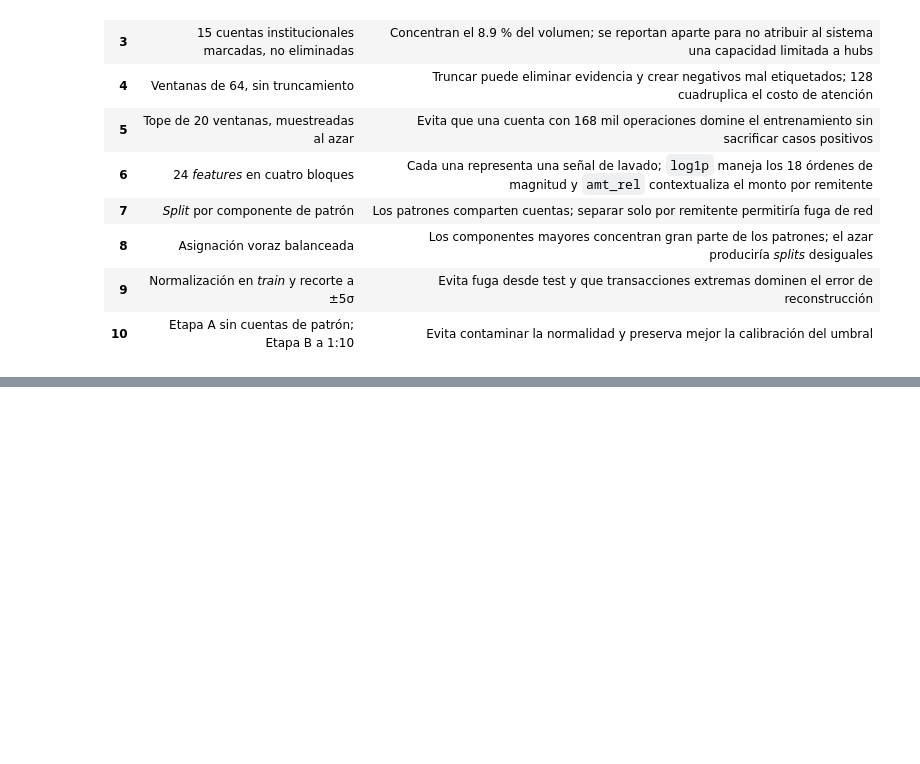
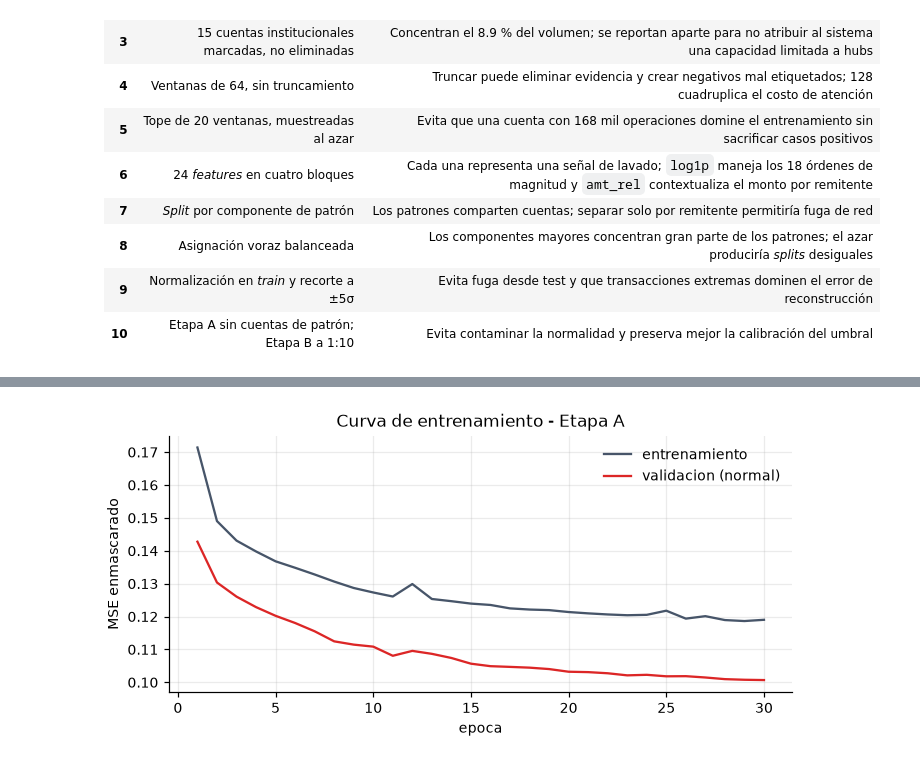
Before and after one commit to JuanDsm04/dl-project2, a Jupyter notebook: dl-project2-notebook.ipynb, the cells around one changed output, grey strips where cells are left out. Saved outputs shown, nothing was run; the diff lists cells and outputs as text; code cells hidden in the pictures; blank space fills up the shorter version.

```diff
--- a/dl-project2-notebook.ipynb
+++ b/dl-project2-notebook.ipynb
@@ -1015,0 +1111,32 @@ reparto: {'train': 139555, 'val': 29905, 'test': 29904}
+# %%
+class WindowDataset(Dataset):
+    def __init__(self, indices):
+        self.indices = np.asarray(indices)
+
+    def __len__(self):
+        return len(self.indices)
+
+    def __getitem__(self, i):
+        w = int(self.indices[i])
+        a, b = int(win_start[w]), int(win_end[w])
+        return torch.from_numpy(X[a:b]), w
+
+
+def collate_dynamic_padding(batch):
+    seqs, wids = zip(*batch)
+    lens = torch.tensor([s.shape[0] for s in seqs], dtype=torch.long)
+    padded = nn.utils.rnn.pad_sequence(seqs, batch_first=True)          # (B, T_lote, 24)
+    mask = torch.arange(padded.shape[1])[None, :] < lens[:, None]        # (B, T_lote)
+    return padded, lens, mask, torch.tensor(wids, dtype=torch.long)
+
+
+train_idx = np.where(stage_a_mask)[0]
+val_normal_idx = np.where((split == 1) & (y == 0))[0]
+
+train_loader = DataLoader(WindowDataset(train_idx), batch_size=CFG2["BATCH_SIZE"],
+                           shuffle=True, collate_fn=collate_dynamic_padding, drop_last=True)
+val_loader = DataLoader(WindowDataset(val_normal_idx), batch_size=CFG2["BATCH_SIZE"],
+                         shuffle=False, collate_fn=collate_dynamic_padding)
+
+print(f"ventanas de entrenamiento (Etapa A)   : {len(train_idx):,}")
+print(f"ventanas de validacion (proxy normal) : {len(val_normal_idx):,}")
@@ -1015,0 +1281,10 @@ reparto: {'train': 139555, 'val': 29905, 'test': 29904}
+# %%
+fig, ax = plt.subplots(figsize=(6.5, 3.2))
+ax.plot(range(1, len(history["train"])+1), history["train"], label="entrenamiento", color="#475569")
+ax.plot(range(1, len(history["val"])+1), history["val"], label="validacion (normal)", color="#dc2626")
+ax.set_xlabel("epoca"); ax.set_ylabel("MSE enmascarado")
+ax.set_title("Curva de entrenamiento - Etapa A")
+ax.legend(frameon=False)
+plt.tight_layout(); plt.show()
+# %% [output]
+[figure, added]
```
Also changed, not shown: parts of 29 cells of this notebook, 3 other files.
